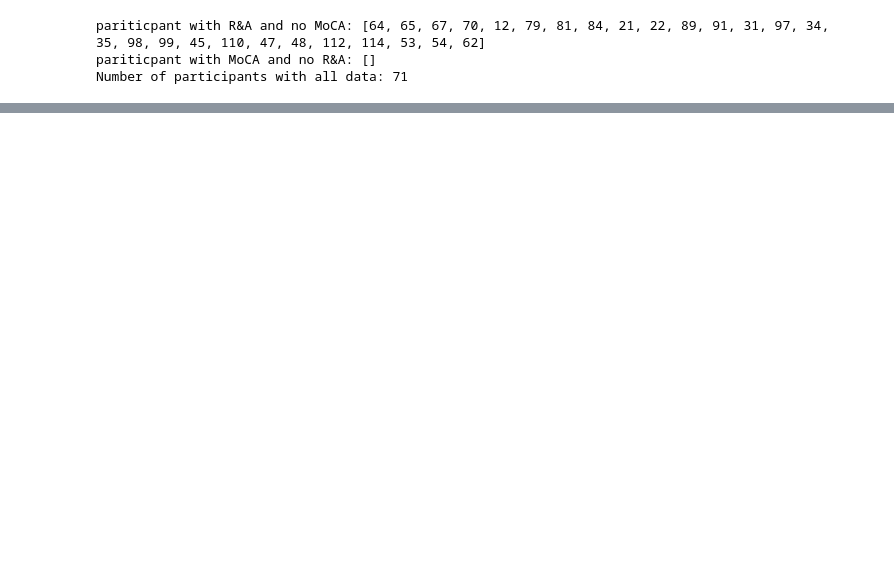
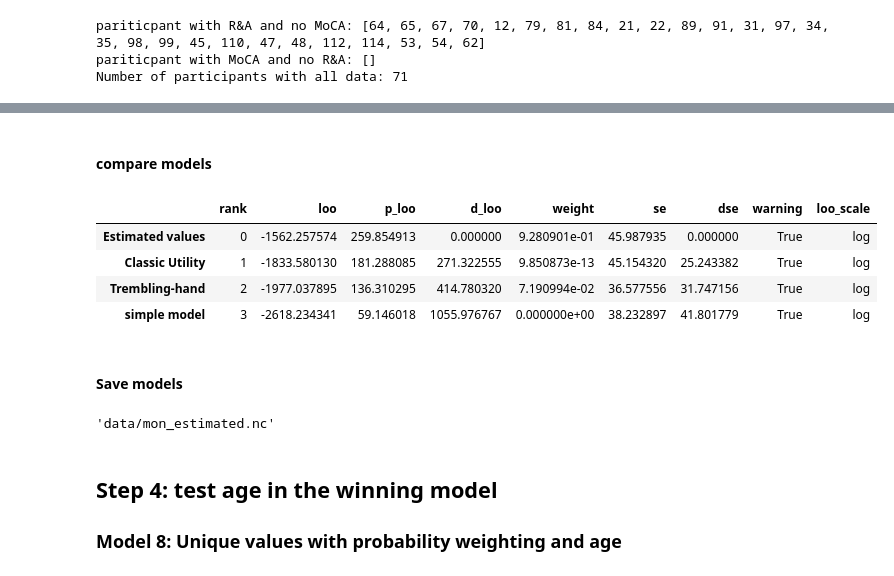
Before and after one commit to KoremNSN/Aging, a Jupyter notebook: RiskAmbiguity/RnA_modelbased_analysis.ipynb, the cells around one changed output, grey strips where cells are left out. Drawn from its saved outputs; the diff is of its cells as text; code cells hidden in the pictures; blank space fills up the shorter version.

```diff
--- a/RiskAmbiguity/RnA_modelbased_analysis.ipynb
+++ b/RiskAmbiguity/RnA_modelbased_analysis.ipynb
@@ -965,0 +425,34 @@ mon_beta.to_netcdf("data/mon_trace_beta.nc")
+# %%
+with pm.Model() as RiskAmb_beta:
+    # Hyper Priors
+    alpha_a = pm.TruncatedNormal('alpha_a', 4, 1, lower = 1)
+    alpha_b = pm.TruncatedNormal('alpha_b', 7, 1, lower = 1)
+
+    gMu  = pm.Normal('gMu', 0, 1)
+    gSig = pm.Gamma('gSig', 2, 1)
+
+    bMu  = pm.Normal('bMu', .65, 1)
+    bSig = pm.Gamma('bSig', 2,  1)
+
+    # Priors
+    alpha = pm.Beta('alpha', alpha_a, alpha_b, shape = n_subs)
+    α = pm.Deterministic('α', alpha * 2)
+
+    β = pm.TruncatedNormal('β',  bMu, bSig, lower = -1.5, upper = 1.5, shape = n_subs)
+    γ = pm.Lognormal('γ',        gMu, gSig,                            shape = n_subs)
+
+
+    # Expected value of outcome
+    value = db_mon['value'].values ** α[sub_idx]
+    prob  = db_mon['risk'].values - (β[sub_idx] * (db_mon['ambiguity'].values/2))
+
+    svLotto = value * prob
+    svRef   = 5 ** α[sub_idx]
+
+    p  = (svLotto - svRef)/γ[sub_idx]
+    mu = pm.invlogit(p)
+
+    # Likelihood (sampling distribution) of observations
+    choice = pm.Binomial('choice',1, mu, observed=db_mon['choice'])
+
+    mon_beta = pm.sample(tune=2000, draws=2000, return_inferencedata=True, target_accept=0.99)
@@ -965,0 +566,30 @@ mon_beta.to_netcdf("data/mon_trace_beta.nc")
+# %% [markdown]
+#### compare models
+# %%
+compare_dict = {'simple model': mon_free,
+                'Classic Utility': mon_beta,
+                'Trembling-hand': mon_hand,
+                'Estimated values': mon_estimated
+}
+
+comp = az.compare(compare_dict)
+comp
+# %% [output]
+|  | rank | loo | p_loo | d_loo | weight | se | dse | warning | loo_scale |
+| Estimated values | 0 | -1562.257574 | 259.854913 | 0.000000 | 9.280901e-01 | 45.987935 | 0.000000 | True | log |
+| Classic Utility | 1 | -1833.580130 | 181.288085 | 271.322555 | 9.850873e-13 | 45.154320 | 25.243382 | True | log |
+| Trembling-hand | 2 | -1977.037895 | 136.310295 | 414.780320 | 7.190994e-02 | 36.577556 | 31.747156 | True | log |
+| simple model | 3 | -2618.234341 | 59.146018 | 1055.976767 | 0.000000e+00 | 38.232897 | 41.801779 | True | log |
+# %% [markdown]
+#### Save models
+# %%
+mon_free.to_netcdf("data/mon_free.nc")
+mon_beta.to_netcdf('data/mon_beta.nc')
+mon_hand.to_netcdf('data/mon_hand.nc')
+mon_estimated.to_netcdf('data/mon_estimated.nc')
+# %% [output]
+'data/mon_estimated.nc'
+# %% [markdown]
+## Step 4: test age in the winning model
+
+### Model 8: Unique values with probability weighting and age
```
Also changed, not shown: parts of 92 cells of this notebook.
